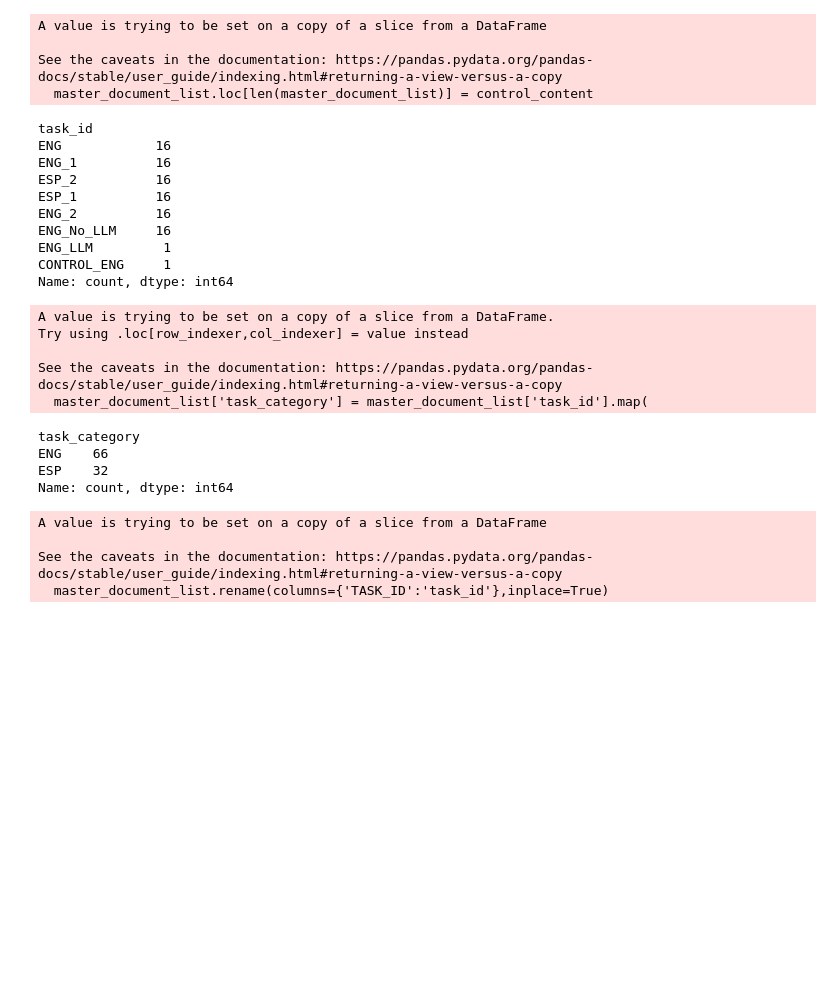
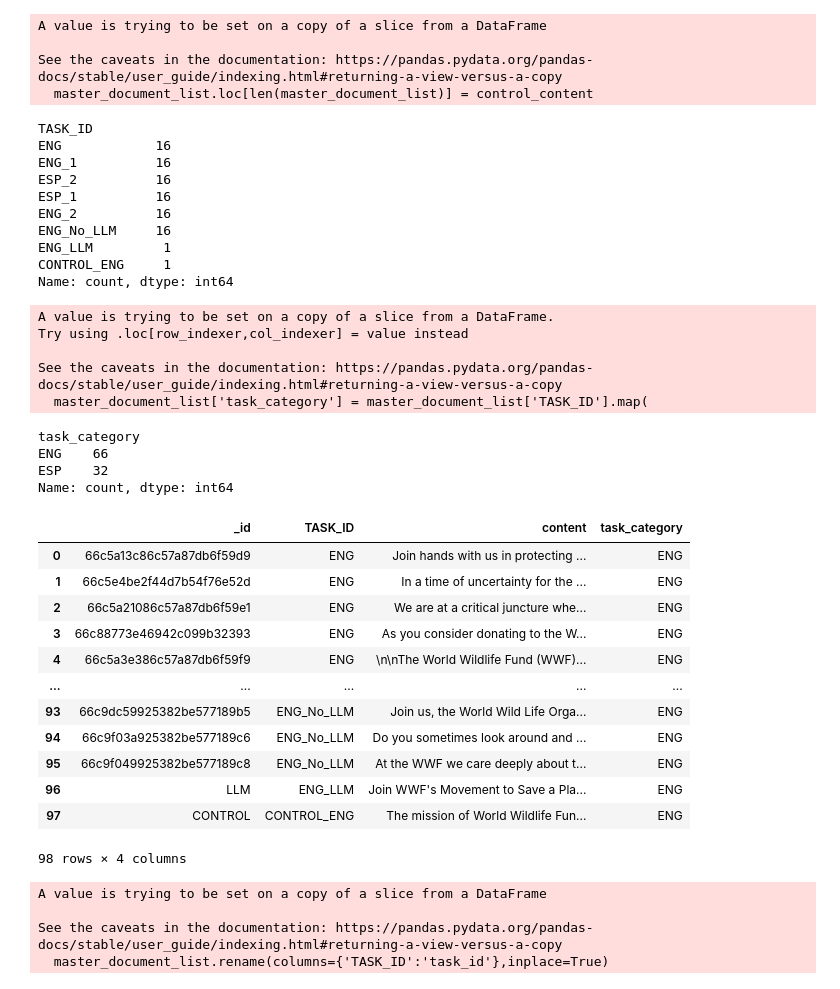
Before and after one commit to shreyan2020/cillm, a Jupyter notebook: analysis/notebooks/logic_to_get_persuasive_texts.ipynb, the cells around one changed output. Cells and saved outputs as stored; diff of their text form; code cells hidden in the pictures; blank space fills up the shorter version.

```diff
--- a/analysis/notebooks/logic_to_get_persuasive_texts.ipynb
+++ b/analysis/notebooks/logic_to_get_persuasive_texts.ipynb
@@ -77,9 +153,9 @@ A value is trying to be set on a copy of a slice from a DataFrame
 See the caveats in the documentation: https://pandas.pydata.org/pandas-docs/stable/user_guide/indexing.html#returning-a-view-versus-a-copy
   master_document_list.loc[len(master_document_list)] = control_content
 # %%
-master_document_list['task_id'].value_counts()
+master_document_list['TASK_ID'].value_counts()
 # %% [output]
-task_id
+TASK_ID
 ENG            16
 ENG_1          16
 ESP_2          16
@@ -90,7 +166,7 @@ ENG_LLM         1
 CONTROL_ENG     1
 Name: count, dtype: int64
 # %%
-master_document_list['task_category'] = master_document_list['task_id'].map(
+master_document_list['task_category'] = master_document_list['TASK_ID'].map(
     lambda x: "ENG" if "ENG" in x else "ESP"
 )
 # %% [output]
@@ -98,7 +174,7 @@ A value is trying to be set on a copy of a slice from a DataFrame.
 Try using .loc[row_indexer,col_indexer] = value instead
 
 See the caveats in the documentation: https://pandas.pydata.org/pandas-docs/stable/user_guide/indexing.html#returning-a-view-versus-a-copy
-  master_document_list['task_category'] = master_document_list['task_id'].map(
+  master_document_list['task_category'] = master_document_list['TASK_ID'].map(
 # %%
 master_document_list['task_category'].value_counts()
 # %% [output]
@@ -106,4 +182,20 @@ task_category
 ENG    66
 ESP    32
 Name: count, dtype: int64
+# %%
+master_document_list
+# %% [output]
+|  | _id | TASK_ID | content | task_category |
+| 0 | 66c5a13c86c57a87db6f59d9 | ENG | Join hands with us in protecting ... | ENG |
+| 1 | 66c5e4be2f44d7b54f76e52d | ENG | In a time of uncertainty for the ... | ENG |
+| 2 | 66c5a21086c57a87db6f59e1 | ENG | We are at a critical juncture whe... | ENG |
+| 3 | 66c88773e46942c099b32393 | ENG | As you consider donating to the W... | ENG |
+| 4 | 66c5a3e386c57a87db6f59f9 | ENG | \n\nThe World Wildlife Fund (WWF)... | ENG |
+| ... | ... | ... | ... | ... |
+| 93 | 66c9dc59925382be577189b5 | ENG_No_LLM | Join us, the World Wild Life Orga... | ENG |
+| 94 | 66c9f03a925382be577189c6 | ENG_No_LLM | Do you sometimes look around and ... | ENG |
+| 95 | 66c9f049925382be577189c8 | ENG_No_LLM | At the WWF we care deeply about t... | ENG |
+| 96 | LLM | ENG_LLM | Join WWF's Movement to Save a Pla... | ENG |
+| 97 | CONTROL | CONTROL_ENG | The mission of World Wildlife Fun... | ENG |
+98 rows × 4 columns
 # %%
```
Also changed, not shown: parts of 17 cells of this notebook, 4 other files.
